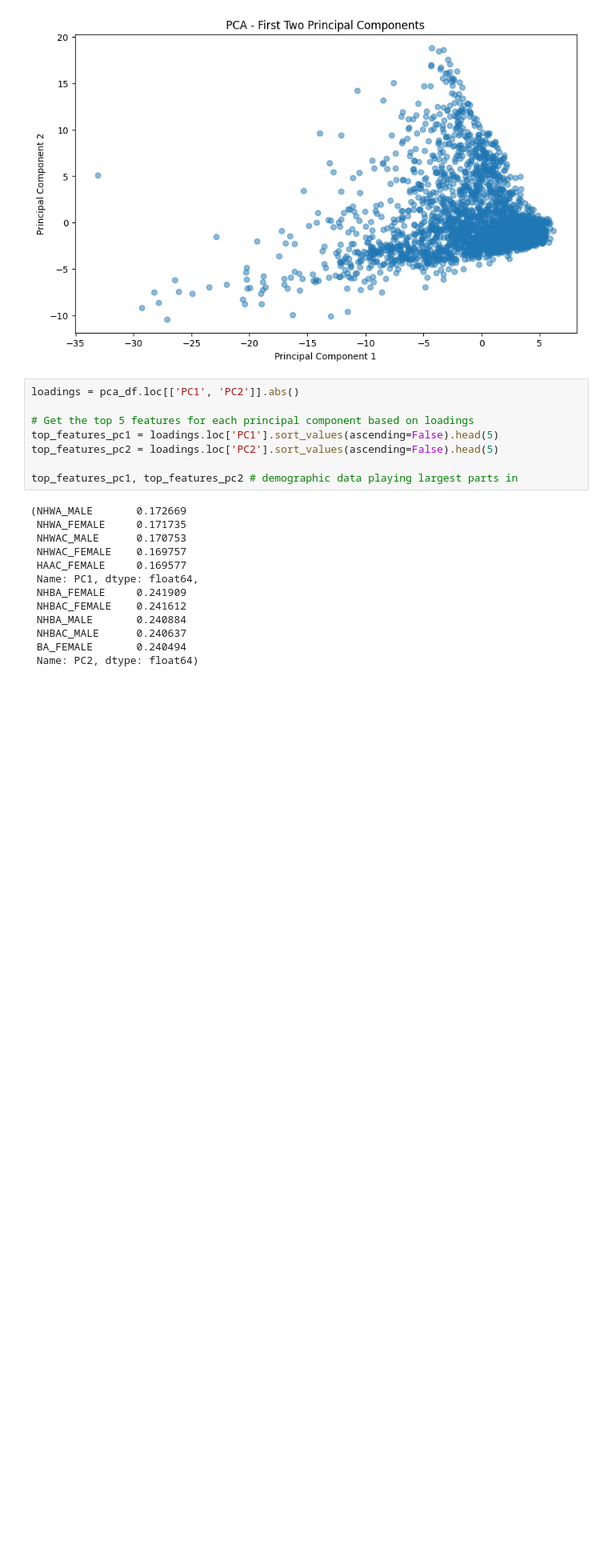
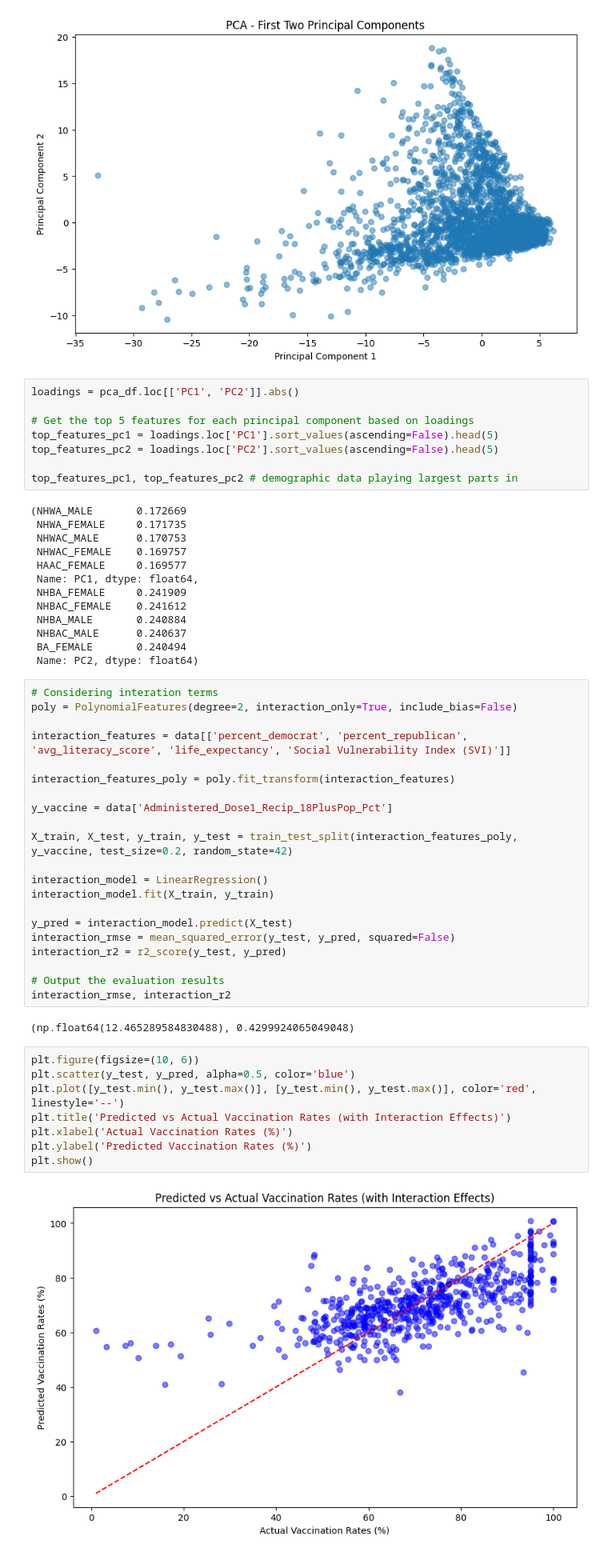
Before and after one commit to ritvikpen/syn100-project, a Jupyter notebook: src/merged_EDA.ipynb, the cells around one changed output. Shown at 80% size. Drawn from its saved outputs; the diff is of its cells as text; blank space fills up the shorter version.

Commit message:
regression with interactions

```diff
--- a/src/merged_EDA.ipynb
+++ b/src/merged_EDA.ipynb
@@ -274,3 +277,36 @@ top_features_pc1, top_features_pc2 # demographic data playing largest parts in
  NHBAC_MALE      0.240637
  BA_FEMALE       0.240494
  Name: PC2, dtype: float64)
+# %%
+# Considering interation terms
+poly = PolynomialFeatures(degree=2, interaction_only=True, include_bias=False)
+
+interaction_features = data[['percent_democrat', 'percent_republican', 'avg_literacy_score', 'life_expectancy', 'Social Vulnerability Index (SVI)']]
+
+interaction_features_poly = poly.fit_transform(interaction_features)
+
+y_vaccine = data['Administered_Dose1_Recip_18PlusPop_Pct']
+
+X_train, X_test, y_train, y_test = train_test_split(interaction_features_poly, y_vaccine, test_size=0.2, random_state=42)
+
+interaction_model = LinearRegression()
+interaction_model.fit(X_train, y_train)
+
+y_pred = interaction_model.predict(X_test)
+interaction_rmse = mean_squared_error(y_test, y_pred, squared=False)
+interaction_r2 = r2_score(y_test, y_pred)
+
+# Output the evaluation results
+interaction_rmse, interaction_r2
+# %% [output]
+(np.float64(12.465289584830488), 0.4299924065049048)
+# %%
+plt.figure(figsize=(10, 6))
+plt.scatter(y_test, y_pred, alpha=0.5, color='blue')
+plt.plot([y_test.min(), y_test.max()], [y_test.min(), y_test.max()], color='red', linestyle='--')
+plt.title('Predicted vs Actual Vaccination Rates (with Interaction Effects)')
+plt.xlabel('Actual Vaccination Rates (%)')
+plt.ylabel('Predicted Vaccination Rates (%)')
+plt.show()
+# %% [output]
+[figure, added]
```
Also changed, not shown: parts of 2 cells of this notebook.
